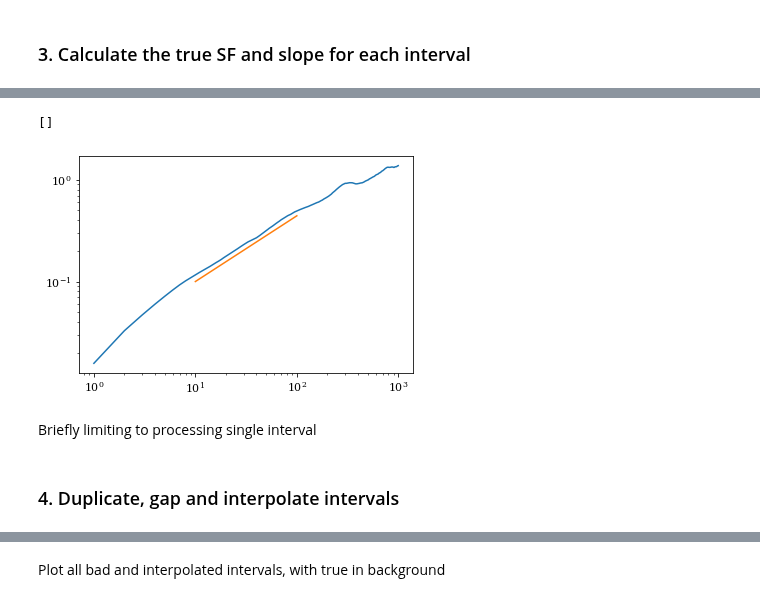
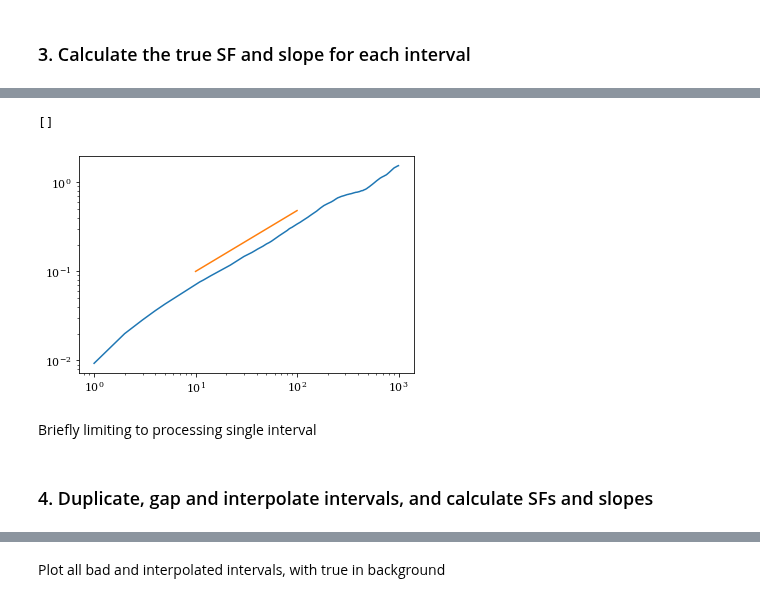
Before and after one commit to daniel-wrench/time_series_analysis, a Jupyter notebook: official_demo.ipynb, the cells around one changed output, grey strips where cells are left out. Drawn from its saved outputs; the diff is of its cells as text; code cells hidden in the pictures.

```diff
--- a/official_demo.ipynb
+++ b/official_demo.ipynb
@@ -349,12 +349,15 @@ lags = np.arange(1, 0.1 * len(good_inputs_list[0]))
 powers = [0.5, 2]
 # %%
 importlib.reload(sf)
+sfs = pd.DataFrame()
 
 for i, input in enumerate(good_inputs_list):
     # print(f"\nCore {core} processing standardised interval {i}")
     good_output, slope = sf.compute_sf(pd.DataFrame(input), lags, powers, False, False, [10,100])
-    good_outputs_list.append(good_output)
+
+    good_output.insert(0, "int_index", i)
+    sfs = pd.concat([sfs, good_output])
     interval_metadata.loc[i, "slope"] = slope
 
-good_outputs_list[0].head()
+sfs.head()
 # %% [output]
@@ -367,11 +370,11 @@ good_outputs_list[0].head()
 # %%
 from src.data_import_funcs import pltpwrl
-plt.plot(good_outputs_list[0].loc[:, "lag"], good_outputs_list[0].loc[:, "sf_2"])
-pltpwrl(10,0.1, 10, 100, interval_metadata.loc[0, "slope"])
+plt.plot(sfs.loc[sfs["int_index"]==1, "lag"], sfs.loc[sfs["int_index"]==1, "sf_2"])
+pltpwrl(10,0.1, 10, 100, interval_metadata.loc[1, "slope"])
 plt.semilogx()
 plt.semilogy()
 # %% [output]
 []
-[figure, old version]
+[figure, new version]
 # %% [markdown]
 Briefly limiting to processing single interval
@@ -381,2 +381,2 @@ input = good_inputs_list[index]
 # %% [markdown]
-### 4. Duplicate, gap and interpolate intervals
+### 4. Duplicate, gap and interpolate intervals, and calculate SFs and slopes
```
Also changed, not shown: parts of 10 cells of this notebook.
